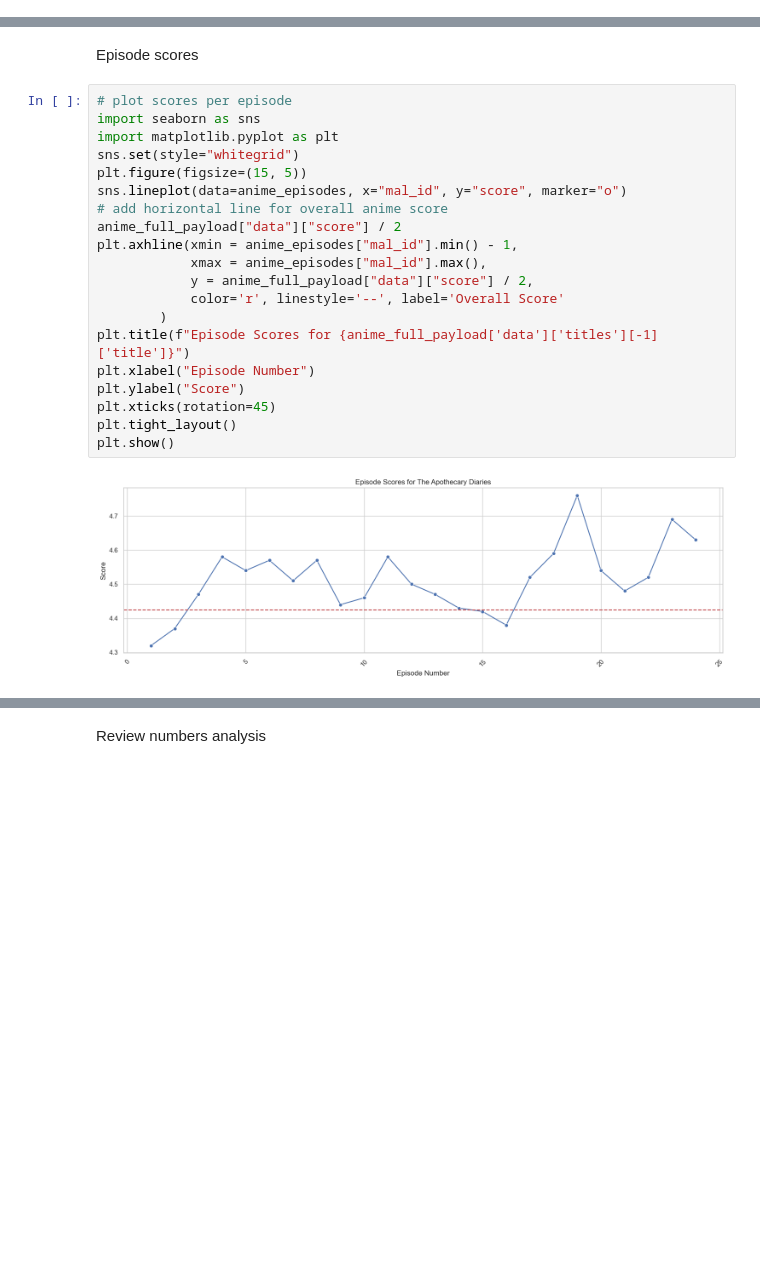
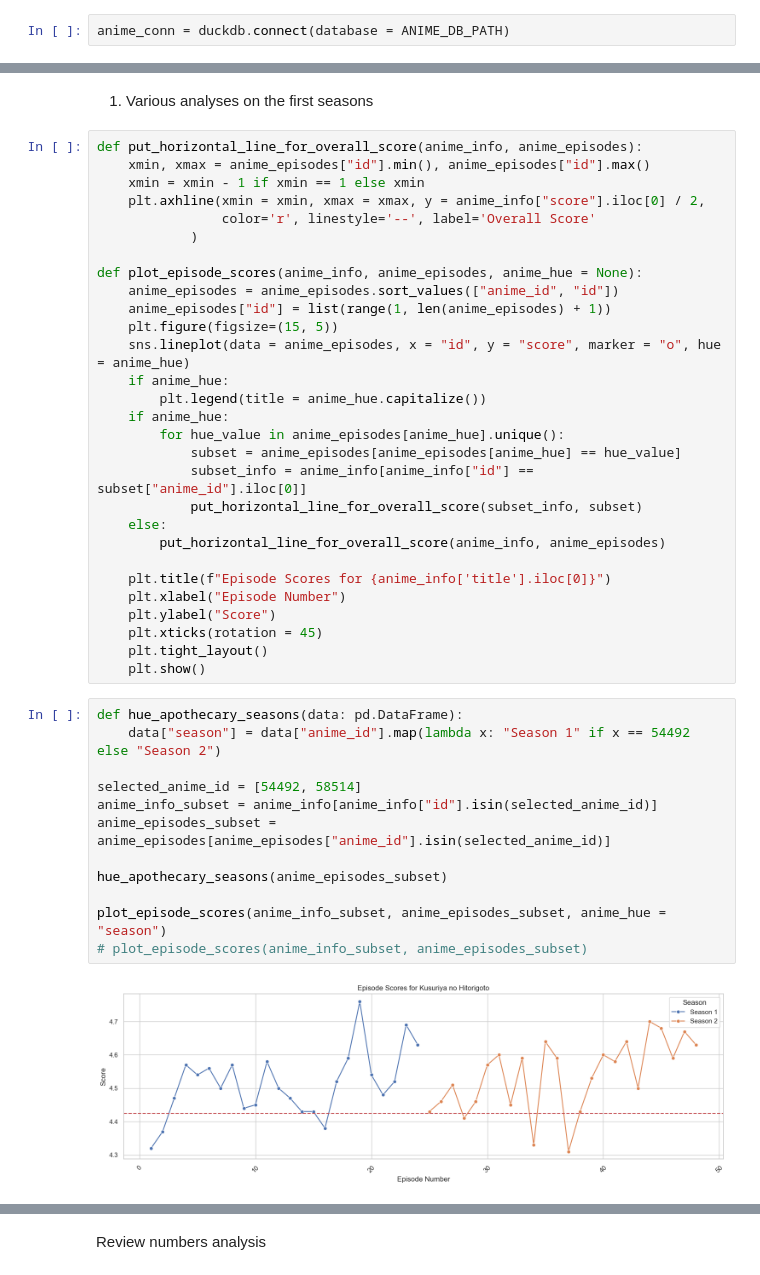
Before and after one commit to GonxaTroll/ds-log-2026, a Jupyter notebook: w04/aa.ipynb, the cells around one changed output, grey strips where cells are left out. Saved outputs shown, nothing was run; the diff lists cells and outputs as text; blank space fills up the shorter version.

```diff
--- a/w04/aa.ipynb
+++ b/w04/aa.ipynb
@@ -40,0 +24,2 @@ except FileNotFoundError:
+# %%
+anime_conn = duckdb.connect(database = ANIME_DB_PATH)
@@ -41,24 +74,45 @@ except FileNotFoundError:
 # %% [markdown]
-Episode scores
+1. Various analyses on the first seasons
-# %%
-# plot scores per episode
-import seaborn as sns
-import matplotlib.pyplot as plt
-sns.set(style="whitegrid")
-plt.figure(figsize=(15, 5))
-sns.lineplot(data=anime_episodes, x="mal_id", y="score", marker="o")
-# add horizontal line for overall anime score
-anime_full_payload["data"]["score"] / 2
-plt.axhline(xmin = anime_episodes["mal_id"].min() - 1,
-            xmax = anime_episodes["mal_id"].max(),
-            y = anime_full_payload["data"]["score"] / 2,
-            color='r', linestyle='--', label='Overall Score'
-        )
-plt.title(f"Episode Scores for {anime_full_payload['data']['titles'][-1]['title']}")
-plt.xlabel("Episode Number")
-plt.ylabel("Score")
-plt.xticks(rotation=45)
-plt.tight_layout()
-plt.show()
-# %% [output]
-[figure, removed]
+# %%
+def put_horizontal_line_for_overall_score(anime_info, anime_episodes):
+    xmin, xmax = anime_episodes["id"].min(), anime_episodes["id"].max()
+    xmin = xmin - 1 if xmin == 1 else xmin
+    plt.axhline(xmin = xmin, xmax = xmax, y = anime_info["score"].iloc[0] / 2,
+                color='r', linestyle='--', label='Overall Score'
+            )
+
+def plot_episode_scores(anime_info, anime_episodes, anime_hue = None):
+    anime_episodes = anime_episodes.sort_values(["anime_id", "id"])
+    anime_episodes["id"] = list(range(1, len(anime_episodes) + 1))
+    plt.figure(figsize=(15, 5))
+    sns.lineplot(data = anime_episodes, x = "id", y = "score", marker = "o", hue = anime_hue)
+    if anime_hue:
+        plt.legend(title = anime_hue.capitalize())
+    if anime_hue:
+        for hue_value in anime_episodes[anime_hue].unique():
+            subset = anime_episodes[anime_episodes[anime_hue] == hue_value]
+            subset_info = anime_info[anime_info["id"] == subset["anime_id"].iloc[0]]
+            put_horizontal_line_for_overall_score(subset_info, subset)
+    else:
+        put_horizontal_line_for_overall_score(anime_info, anime_episodes)
+
+    plt.title(f"Episode Scores for {anime_info['title'].iloc[0]}")
+    plt.xlabel("Episode Number")
+    plt.ylabel("Score")
+    plt.xticks(rotation = 45)
+    plt.tight_layout()
+    plt.show()
+# %%
+def hue_apothecary_seasons(data: pd.DataFrame):
+    data["season"] = data["anime_id"].map(lambda x: "Season 1" if x == 54492 else "Season 2")
+
+selected_anime_id = [54492, 58514]
+anime_info_subset = anime_info[anime_info["id"].isin(selected_anime_id)]
+anime_episodes_subset = anime_episodes[anime_episodes["anime_id"].isin(selected_anime_id)]
+
+hue_apothecary_seasons(anime_episodes_subset)
+
+plot_episode_scores(anime_info_subset, anime_episodes_subset, anime_hue = "season")
+# plot_episode_scores(anime_info_subset, anime_episodes_subset)
+# %% [output]
+[figure, added]
```
Also changed, not shown: parts of 12 cells of this notebook, 1 other file.
